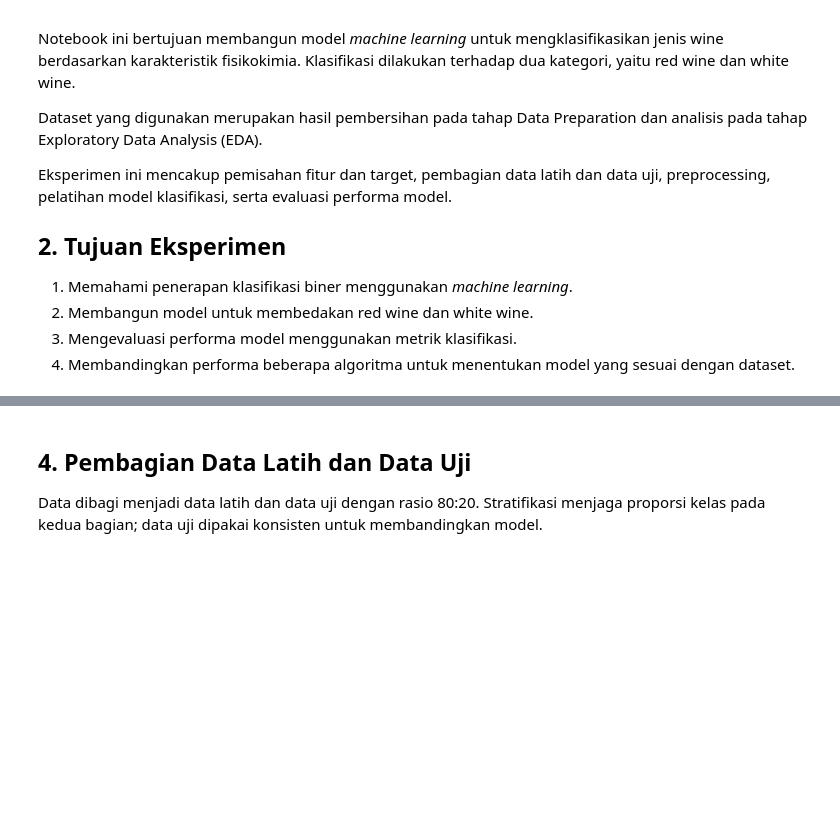
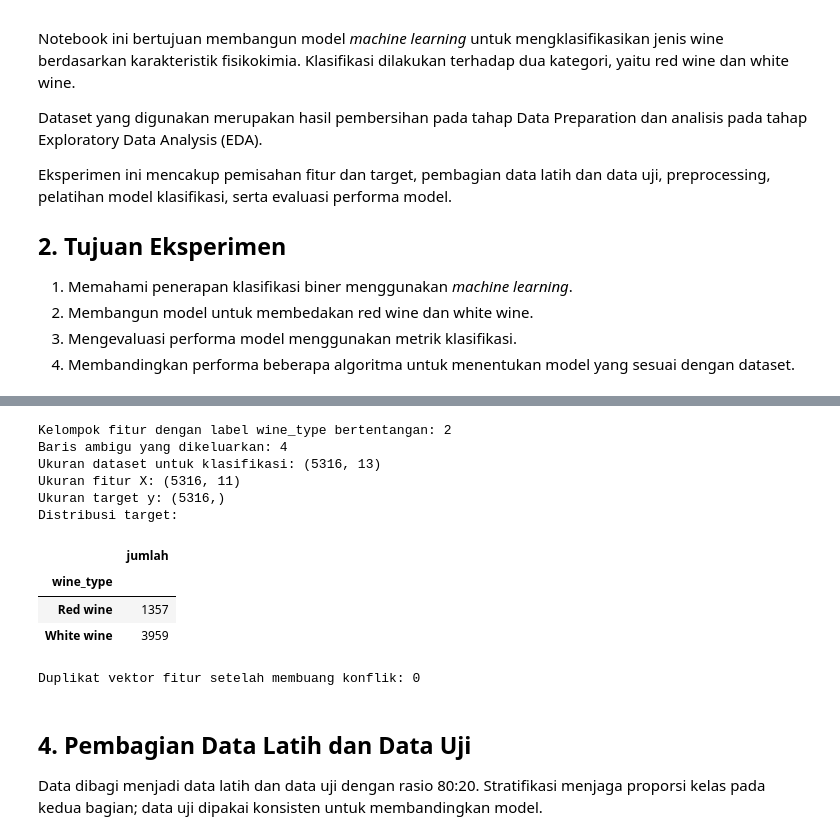
Before and after one commit to Lordzyy43/wineML, a Jupyter notebook: notebooks/03_classification_wine_type.ipynb, the cells around one changed output, grey strips where cells are left out. Drawn from its saved outputs; the diff is of its cells as text; code cells hidden in the pictures; blank space fills up the shorter version.

```diff
--- a/notebooks/03_classification_wine_type.ipynb
+++ b/notebooks/03_classification_wine_type.ipynb
@@ -22,5 +76,44 @@ Eksperimen ini mencakup pemisahan fitur dan target, pembagian data latih dan dat
 # %%
 # 3. Memisahkan fitur dan target
+
+feature_cols = [
+    "fixed acidity", "volatile acidity", "citric acid", "residual sugar",
+    "chlorides", "free sulfur dioxide", "total sulfur dioxide", "density",
+    "pH", "sulphates", "alcohol",
+]
+
+# Buang kelompok fitur yang sama tetapi memiliki label wine_type bertentangan.
+conflicting_feature_groups = (
+    df.groupby(feature_cols, dropna=False)["wine_type"].nunique().gt(1)
+)
+conflicting_feature_groups = conflicting_feature_groups[conflicting_feature_groups].index
+feature_index = pd.MultiIndex.from_frame(df[feature_cols])
+ambiguous_rows = feature_index.isin(conflicting_feature_groups)
+
+print("Kelompok fitur dengan label wine_type bertentangan:", len(conflicting_feature_groups))
+print("Baris ambigu yang dikeluarkan:", int(ambiguous_rows.sum()))
+
+df_model = df.loc[~ambiguous_rows].copy()
+X = df_model[feature_cols]
+y = df_model["wine_type"]
+print("Ukuran dataset untuk klasifikasi:", df_model.shape)
+print("Ukuran fitur X:", X.shape)
+print("Ukuran target y:", y.shape)
+print("Distribusi target:")
+display(y.value_counts().sort_index().rename(index={0: "Red wine", 1: "White wine"}).to_frame("jumlah"))
+print("Duplikat vektor fitur setelah membuang konflik:", int(X.duplicated().sum()))
+# %% [output]
+Kelompok fitur dengan label wine_type bertentangan: 2
+Baris ambigu yang dikeluarkan: 4
+Ukuran dataset untuk klasifikasi: (5316, 13)
+Ukuran fitur X: (5316, 11)
+Ukuran target y: (5316,)
+Distribusi target:
+|  | jumlah |
+| wine_type |  |
+| Red wine | 1357 |
+| White wine | 3959 |
+Duplikat vektor fitur setelah membuang konflik: 0
 # %% [markdown]
 ## 4. Pembagian Data Latih dan Data Uji
 
```
Also changed, not shown: parts of 2 cells of this notebook, 3 other files.
